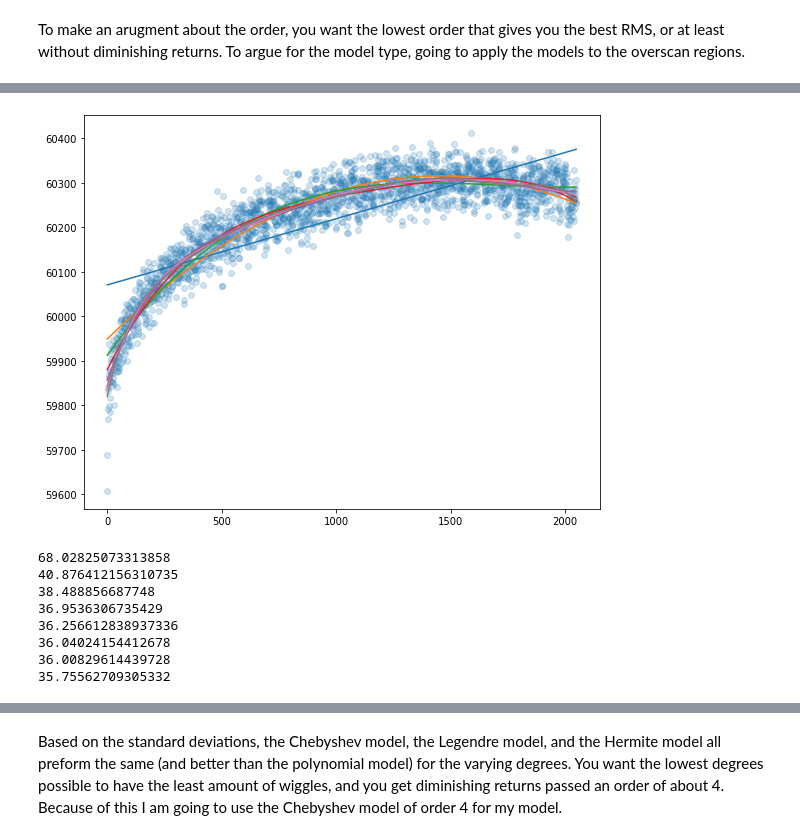
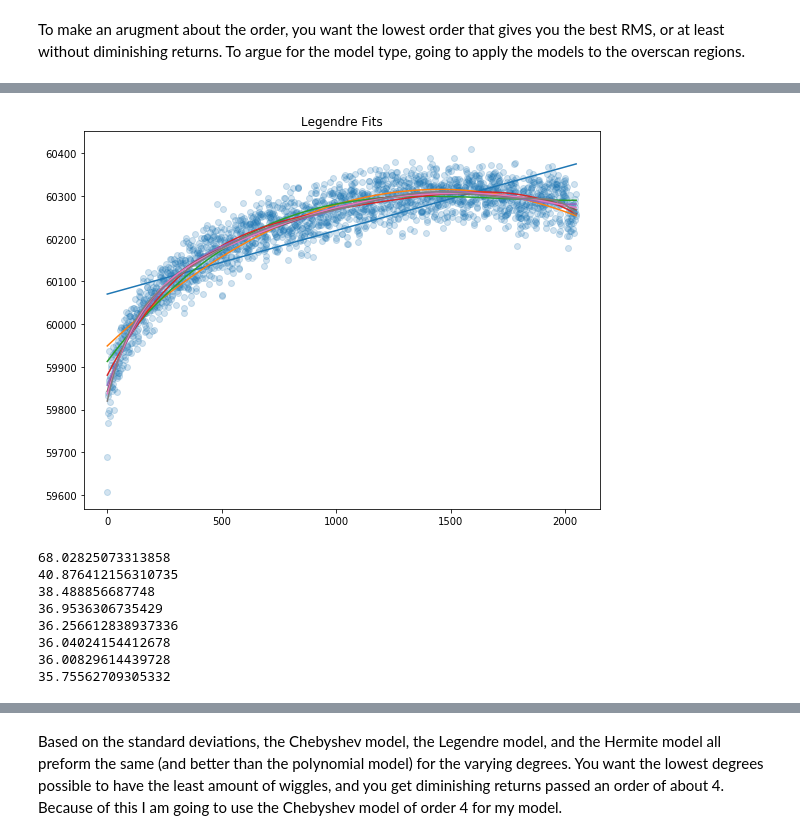
Before and after one commit to VanderbiltAstronomy/astr_8060_s21, a Jupyter notebook: work/drakecl/hw4_tasks.ipynb, the cells around one changed output, grey strips where cells are left out. Drawn from its saved outputs; the diff is of its cells as text; code cells hidden in the pictures.

```diff
--- a/work/drakecl/hw4_tasks.ipynb
+++ b/work/drakecl/hw4_tasks.ipynb
@@ -393,34 +410,35 @@ bfl1 = fitter(le1, pixels, flat_overscan_combine)
 bfl2 = fitter(le2, pixels, flat_overscan_combine)
 bfl3 = fitter(le3, pixels, flat_overscan_combine)
 bfl4 = fitter(le4, pixels, flat_overscan_combine)
 bfl5 = fitter(le5, pixels, flat_overscan_combine)
 bfl6 = fitter(le6, pixels, flat_overscan_combine)
 bfl7 = fitter(le7, pixels, flat_overscan_combine)
 bfl8 = fitter(le8, pixels, flat_overscan_combine)
 
 fig,ax = plt.subplots(figsize=(8,6))
 ax.scatter(pixels, flat_overscan_combine, alpha=0.2)
 ax.plot(pixels, bfl1(pixels))
 ax.plot(pixels, bfl2(pixels))
 ax.plot(pixels, bfl3(pixels))
 ax.plot(pixels, bfl4(pixels))
 ax.plot(pixels, bfl5(pixels))
 ax.plot(pixels, bfl6(pixels))
 ax.plot(pixels, bfl7(pixels))
 ax.plot(pixels, bfl8(pixels))
+ax.set_title('Legendre Fits')
 fig.tight_layout()
 plt.show(fig);
 
 print(np.std(bfl1(pixels) - flat_overscan_combine))
 print(np.std(bfl2(pixels) - flat_overscan_combine))
 print(np.std(bfl3(pixels) - flat_overscan_combine))
 print(np.std(bfl4(pixels) - flat_overscan_combine))
 print(np.std(bfl5(pixels) - flat_overscan_combine))
 print(np.std(bfl6(pixels) - flat_overscan_combine))
 print(np.std(bfl7(pixels) - flat_overscan_combine))
 print(np.std(bfl8(pixels) - flat_overscan_combine))
 # %% [output]
-[figure, old version]
+[figure, new version]
 68.02825073313858
 40.876412156310735
 38.488856687748
```
Also changed, not shown: parts of 8 cells of this notebook.
